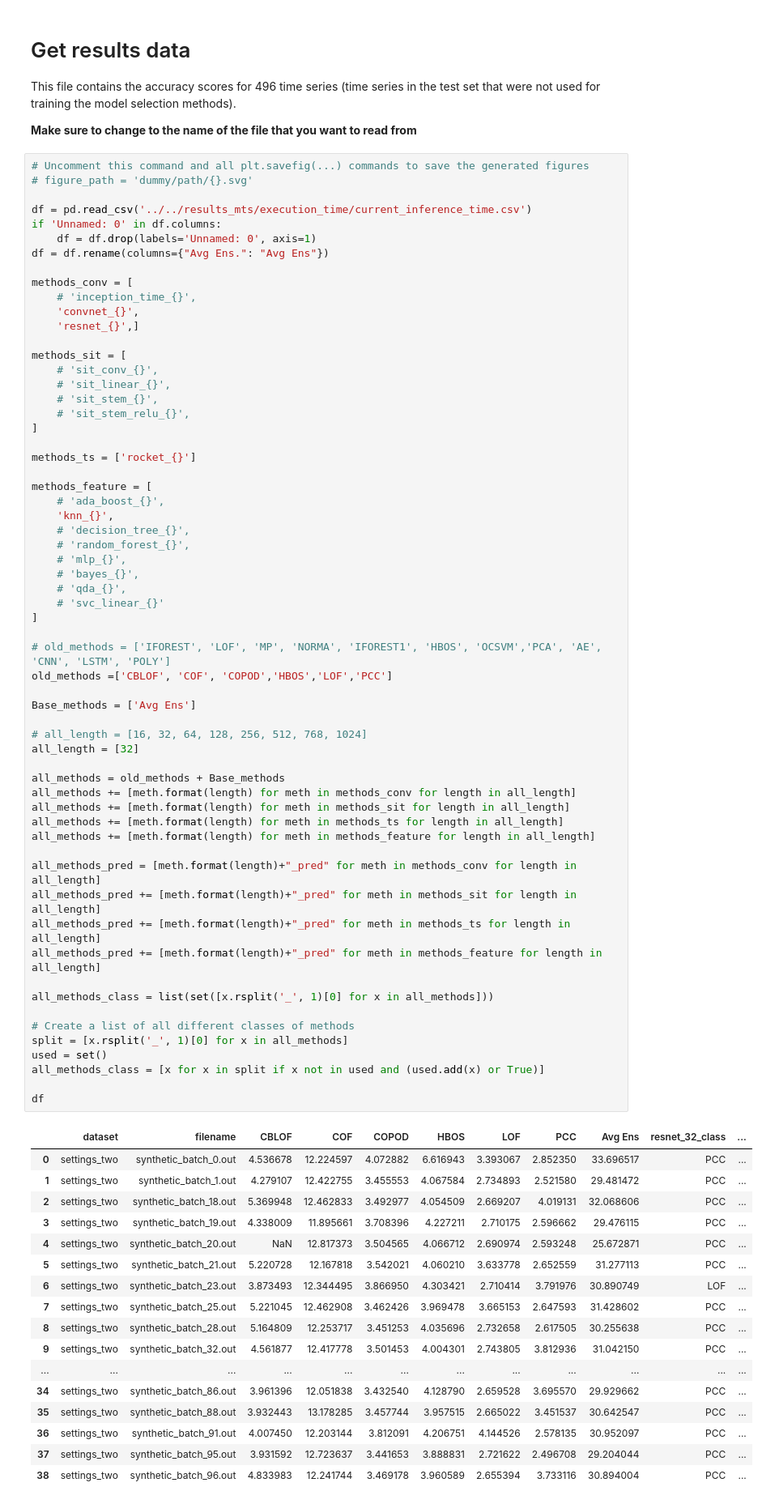
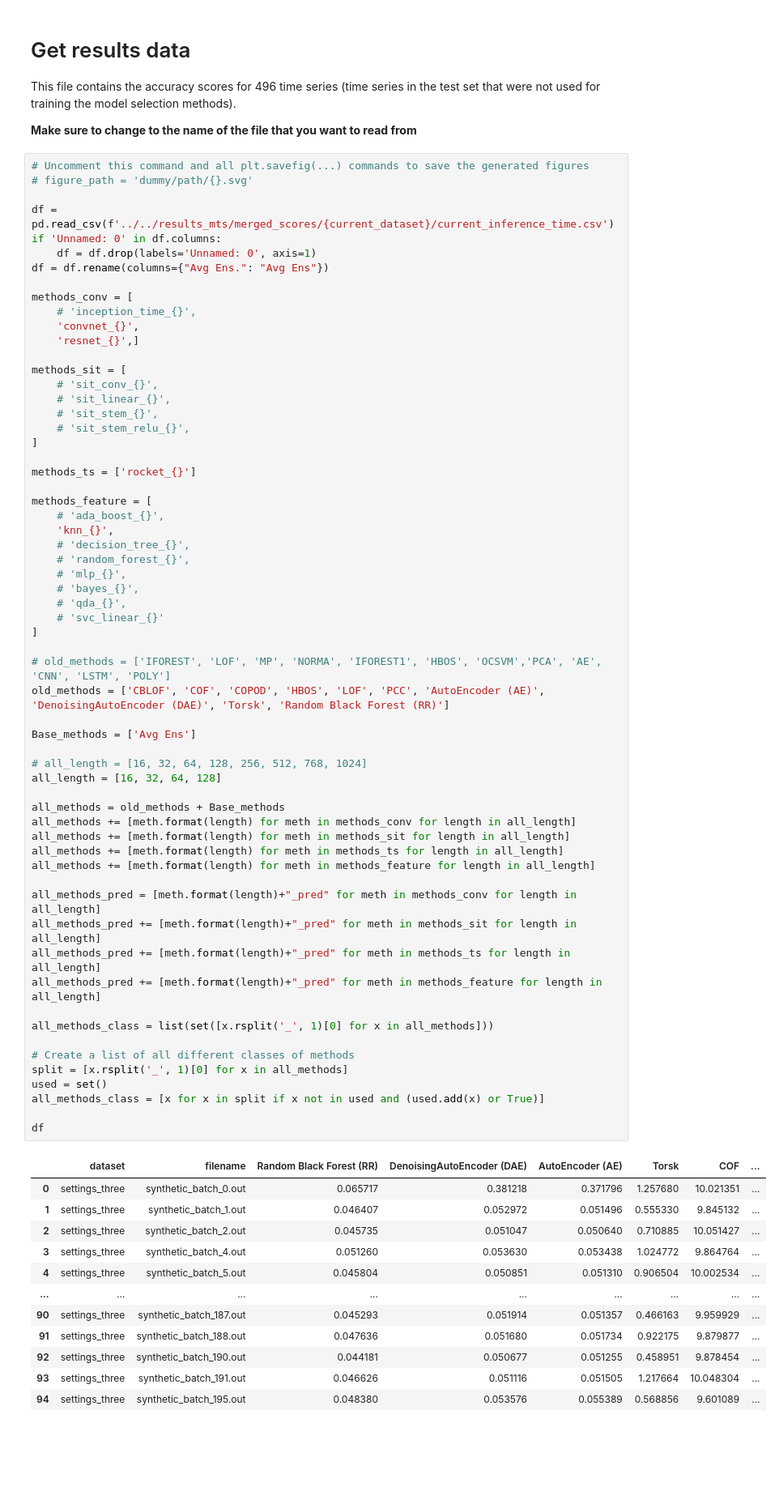
Before and after one commit to doanthihoaithu/MSAD, a Jupyter notebook: experiments/execution_time_analysis/execution_time_evaluation_mts.ipynb, the cells around one changed output. Shown at 81% size. Saved outputs shown, nothing was run; the diff lists cells and outputs as text; blank space fills up the shorter version.

```diff
--- a/experiments/execution_time_analysis/execution_time_evaluation_mts.ipynb
+++ b/experiments/execution_time_analysis/execution_time_evaluation_mts.ipynb
@@ -33,7 +43,7 @@ This file contains the accuracy scores for 496 time series (time series in the t
 # Uncomment this command and all plt.savefig(...) commands to save the generated figures
 # figure_path = 'dummy/path/{}.svg'
 
-df = pd.read_csv('../../results_mts/execution_time/current_inference_time.csv')
+df = pd.read_csv(f'../../results_mts/merged_scores/{current_dataset}/current_inference_time.csv')
 if 'Unnamed: 0' in df.columns:
     df = df.drop(labels='Unnamed: 0', axis=1)
 df = df.rename(columns={"Avg Ens.": "Avg Ens"})
@@ -62,49 +72,44 @@ methods_feature = [
     # 'qda_{}',
     # 'svc_linear_{}'
 ]
 
 # old_methods = ['IFOREST', 'LOF', 'MP', 'NORMA', 'IFOREST1', 'HBOS', 'OCSVM','PCA', 'AE', 'CNN', 'LSTM', 'POLY']
-old_methods =['CBLOF', 'COF', 'COPOD','HBOS','LOF','PCC']
+old_methods = ['CBLOF', 'COF', 'COPOD', 'HBOS', 'LOF', 'PCC', 'AutoEncoder (AE)', 'DenoisingAutoEncoder (DAE)', 'Torsk', 'Random Black Forest (RR)']
 
 Base_methods = ['Avg Ens']
 
 # all_length = [16, 32, 64, 128, 256, 512, 768, 1024]
-all_length = [32]
+all_length = [16, 32, 64, 128]
 
 all_methods = old_methods + Base_methods
 all_methods += [meth.format(length) for meth in methods_conv for length in all_length]
 all_methods += [meth.format(length) for meth in methods_sit for length in all_length]
 all_methods += [meth.format(length) for meth in methods_ts for length in all_length]
 all_methods += [meth.format(length) for meth in methods_feature for length in all_length]
 
 all_methods_pred = [meth.format(length)+"_pred" for meth in methods_conv for length in all_length]
 all_methods_pred += [meth.format(length)+"_pred" for meth in methods_sit for length in all_length]
 all_methods_pred += [meth.format(length)+"_pred" for meth in methods_ts for length in all_length]
 all_methods_pred += [meth.format(length)+"_pred" for meth in methods_feature for length in all_length]
 
 all_methods_class = list(set([x.rsplit('_', 1)[0] for x in all_methods]))
 
 # Create a list of all different classes of methods
 split = [x.rsplit('_', 1)[0] for x in all_methods]
 used = set()
 all_methods_class = [x for x in split if x not in used and (used.add(x) or True)]
 
 df
 # %% [output]
-|  | dataset | filename | CBLOF | COF | COPOD | HBOS | LOF | PCC | Avg Ens | resnet_32_class | ... |
-| 0 | settings_two | synthetic_batch_0.out | 4.536678 | 12.224597 | 4.072882 | 6.616943 | 3.393067 | 2.852350 | 33.696517 | PCC | ... |
-| 1 | settings_two | synthetic_batch_1.out | 4.279107 | 12.422755 | 3.455553 | 4.067584 | 2.734893 | 2.521580 | 29.481472 | PCC | ... |
-| 2 | settings_two | synthetic_batch_18.out | 5.369948 | 12.462833 | 3.492977 | 4.054509 | 2.669207 | 4.019131 | 32.068606 | PCC | ... |
-| 3 | settings_two | synthetic_batch_19.out | 4.338009 | 11.895661 | 3.708396 | 4.227211 | 2.710175 | 2.596662 | 29.476115 | PCC | ... |
-| 4 | settings_two | synthetic_batch_20.out | NaN | 12.817373 | 3.504565 | 4.066712 | 2.690974 | 2.593248 | 25.672871 | PCC | ... |
-| 5 | settings_two | synthetic_batch_21.out | 5.220728 | 12.167818 | 3.542021 | 4.060210 | 3.633778 | 2.652559 | 31.277113 | PCC | ... |
-| 6 | settings_two | synthetic_batch_23.out | 3.873493 | 12.344495 | 3.866950 | 4.303421 | 2.710414 | 3.791976 | 30.890749 | LOF | ... |
-| 7 | settings_two | synthetic_batch_25.out | 5.221045 | 12.462908 | 3.462426 | 3.969478 | 3.665153 | 2.647593 | 31.428602 | PCC | ... |
-| 8 | settings_two | synthetic_batch_28.out | 5.164809 | 12.253717 | 3.451253 | 4.035696 | 2.732658 | 2.617505 | 30.255638 | PCC | ... |
-| 9 | settings_two | synthetic_batch_32.out | 4.561877 | 12.417778 | 3.501453 | 4.004301 | 2.743805 | 3.812936 | 31.042150 | PCC | ... |
-| ... | ... | ... | ... | ... | ... | ... | ... | ... | ... | ... | ... |
-| 34 | settings_two | synthetic_batch_86.out | 3.961396 | 12.051838 | 3.432540 | 4.128790 | 2.659528 | 3.695570 | 29.929662 | PCC | ... |
-| 35 | settings_two | synthetic_batch_88.out | 3.932443 | 13.178285 | 3.457744 | 3.957515 | 2.665022 | 3.451537 | 30.642547 | PCC | ... |
-| 36 | settings_two | synthetic_batch_91.out | 4.007450 | 12.203144 | 3.812091 | 4.206751 | 4.144526 | 2.578135 | 30.952097 | PCC | ... |
-| 37 | settings_two | synthetic_batch_95.out | 3.931592 | 12.723637 | 3.441653 | 3.888831 | 2.721622 | 2.496708 | 29.204044 | PCC | ... |
-| 38 | settings_two | synthetic_batch_96.out | 4.833983 | 12.241744 | 3.469178 | 3.960589 | 2.655394 | 3.733116 | 30.894004 | PCC | ... |
+|  | dataset | filename | Random Black Forest (RR) | DenoisingAutoEncoder (DAE) | AutoEncoder (AE) | Torsk | COF | ... |
+| 0 | settings_three | synthetic_batch_0.out | 0.065717 | 0.381218 | 0.371796 | 1.257680 | 10.021351 | ... |
+| 1 | settings_three | synthetic_batch_1.out | 0.046407 | 0.052972 | 0.051496 | 0.555330 | 9.845132 | ... |
+| 2 | settings_three | synthetic_batch_2.out | 0.045735 | 0.051047 | 0.050640 | 0.710885 | 10.051427 | ... |
+| 3 | settings_three | synthetic_batch_4.out | 0.051260 | 0.053630 | 0.053438 | 1.024772 | 9.864764 | ... |
+| 4 | settings_three | synthetic_batch_5.out | 0.045804 | 0.050851 | 0.051310 | 0.906504 | 10.002534 | ... |
+| ... | ... | ... | ... | ... | ... | ... | ... | ... |
+| 90 | settings_three | synthetic_batch_187.out | 0.045293 | 0.051914 | 0.051357 | 0.466163 | 9.959929 | ... |
+| 91 | settings_three | synthetic_batch_188.out | 0.047636 | 0.051680 | 0.051734 | 0.922175 | 9.879877 | ... |
+| 92 | settings_three | synthetic_batch_190.out | 0.044181 | 0.050677 | 0.051255 | 0.458951 | 9.878454 | ... |
+| 93 | settings_three | synthetic_batch_191.out | 0.046626 | 0.051116 | 0.051505 | 1.217664 | 10.048304 | ... |
+| 94 | settings_three | synthetic_batch_195.out | 0.048380 | 0.053576 | 0.055389 | 0.568856 | 9.601089 | ... |
```
Also changed, not shown: parts of 4 cells of this notebook, 8 other files.
